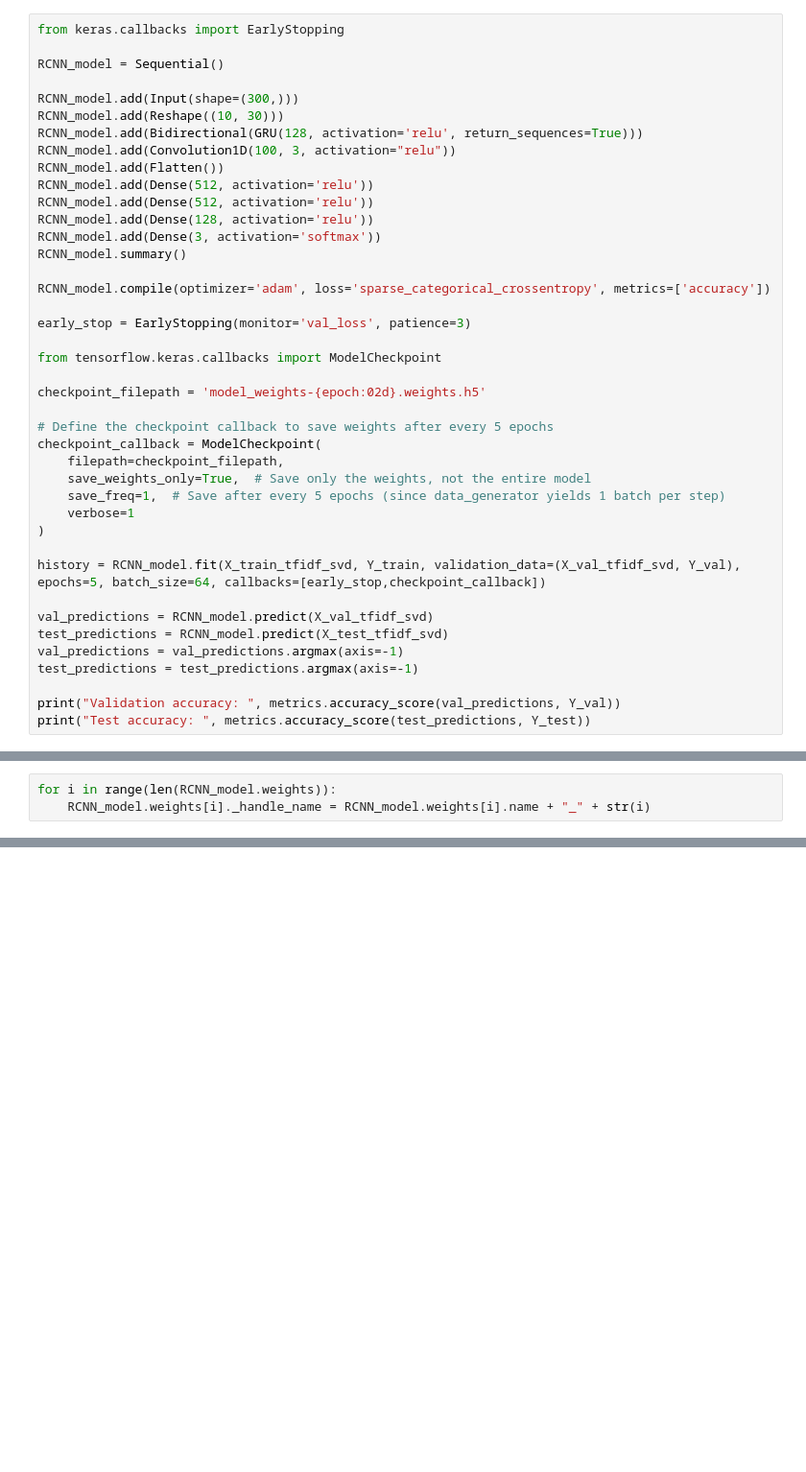
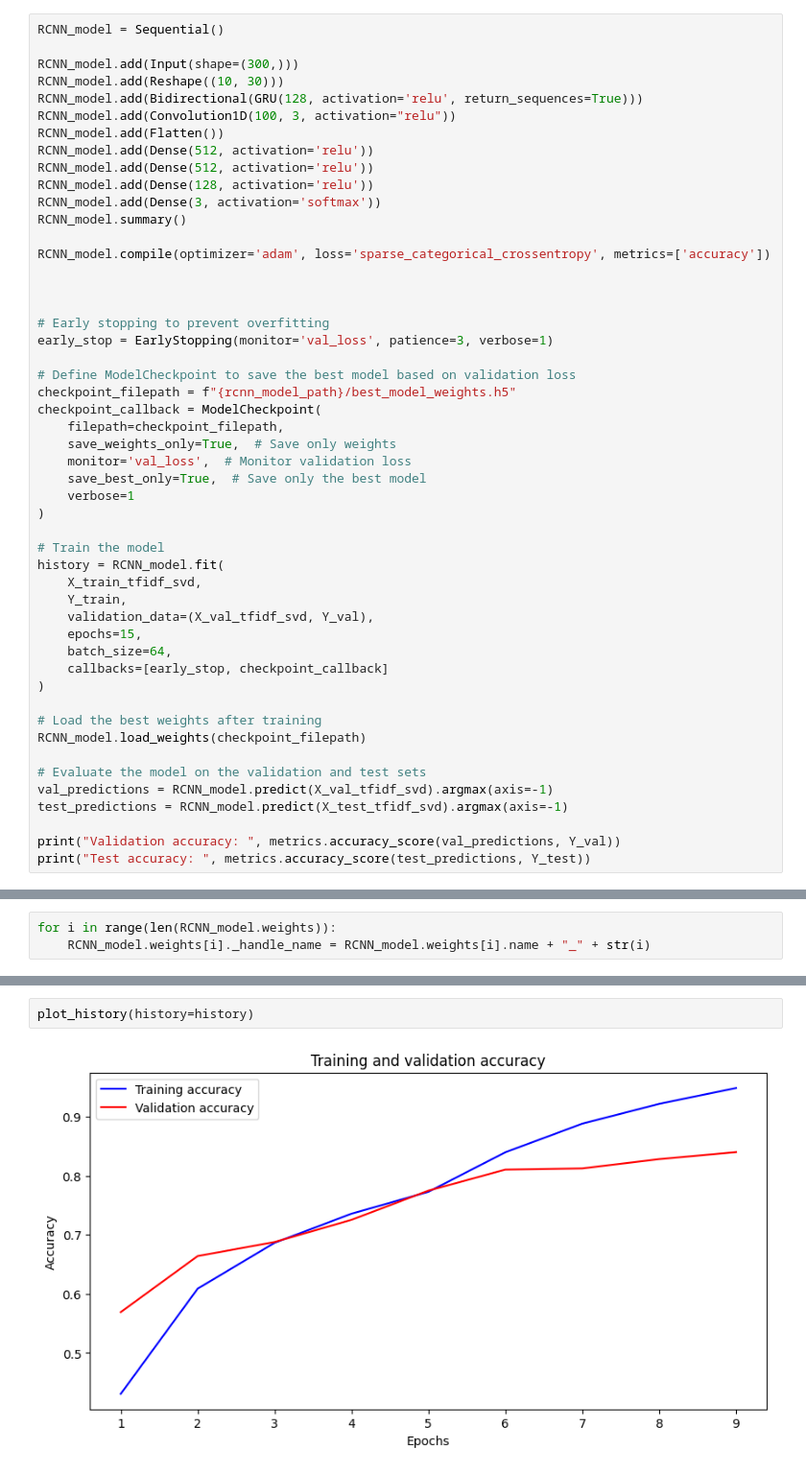
Before and after one commit to mrzaizai2k/Nlp_co5256, a Jupyter notebook: sentiment-analysis.ipynb, the cells around one changed output, grey strips where cells are left out. Shown: that part at 96% size. Cells and saved outputs as stored; diff of their text form; blank space fills up the shorter version.

```diff
--- a/sentiment-analysis.ipynb
+++ b/sentiment-analysis.ipynb
@@ -877,8 +886,6 @@ X_test_tfidf_svd = svd.transform(X_test_tfidf)
 # %%
 tf.keras.backend.clear_session()
 # %%
-from keras.callbacks import EarlyStopping
-
 RCNN_model = Sequential()
 
 RCNN_model.add(Input(shape=(300,)))
@@ -894,26 +901,37 @@ RCNN_model.summary()
 
 RCNN_model.compile(optimizer='adam', loss='sparse_categorical_crossentropy', metrics=['accuracy'])
 
-early_stop = EarlyStopping(monitor='val_loss', patience=3)
 
-from tensorflow.keras.callbacks import ModelCheckpoint
 
-checkpoint_filepath = 'model_weights-{epoch:02d}.weights.h5'
+# Early stopping to prevent overfitting
+early_stop = EarlyStopping(monitor='val_loss', patience=3, verbose=1)
 
-# Define the checkpoint callback to save weights after every 5 epochs
+# Define ModelCheckpoint to save the best model based on validation loss
+checkpoint_filepath = f"{rcnn_model_path}/best_model_weights.h5"
 checkpoint_callback = ModelCheckpoint(
     filepath=checkpoint_filepath,
-    save_weights_only=True,  # Save only the weights, not the entire model
-    save_freq=1,  # Save after every 5 epochs (since data_generator yields 1 batch per step)
+    save_weights_only=True,  # Save only weights
+    monitor='val_loss',  # Monitor validation loss
+    save_best_only=True,  # Save only the best model
     verbose=1
 )
 
-history = RCNN_model.fit(X_train_tfidf_svd, Y_train, validation_data=(X_val_tfidf_svd, Y_val), epochs=5, batch_size=64, callbacks=[early_stop,checkpoint_callback])
+# Train the model
+history = RCNN_model.fit(
+    X_train_tfidf_svd,
+    Y_train,
+    validation_data=(X_val_tfidf_svd, Y_val),
+    epochs=15,
+    batch_size=64,
+    callbacks=[early_stop, checkpoint_callback]
+)
 
-val_predictions = RCNN_model.predict(X_val_tfidf_svd)
-test_predictions = RCNN_model.predict(X_test_tfidf_svd)
-val_predictions = val_predictions.argmax(axis=-1)
-test_predictions = test_predictions.argmax(axis=-1)
+# Load the best weights after training
+RCNN_model.load_weights(checkpoint_filepath)
+
+# Evaluate the model on the validation and test sets
+val_predictions = RCNN_model.predict(X_val_tfidf_svd).argmax(axis=-1)
+test_predictions = RCNN_model.predict(X_test_tfidf_svd).argmax(axis=-1)
 
 print("Validation accuracy: ", metrics.accuracy_score(val_predictions, Y_val))
 print("Test accuracy: ", metrics.accuracy_score(test_predictions, Y_test))
@@ -1095,0 +1269,4 @@ sentiment_predict(model=RCNN_model, text = "Sản phẩm này rất tốt, tôi
+# %%
+plot_history(history=history)
+# %% [output]
+[figure, added]
```
Also changed, not shown: parts of 42 cells of this notebook, 2 other files.
